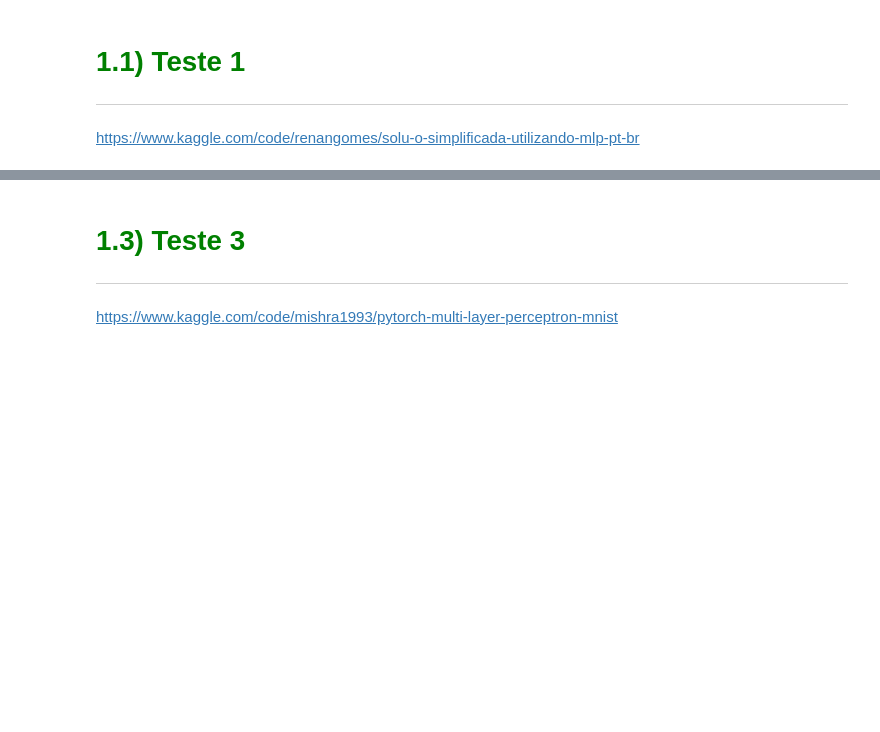
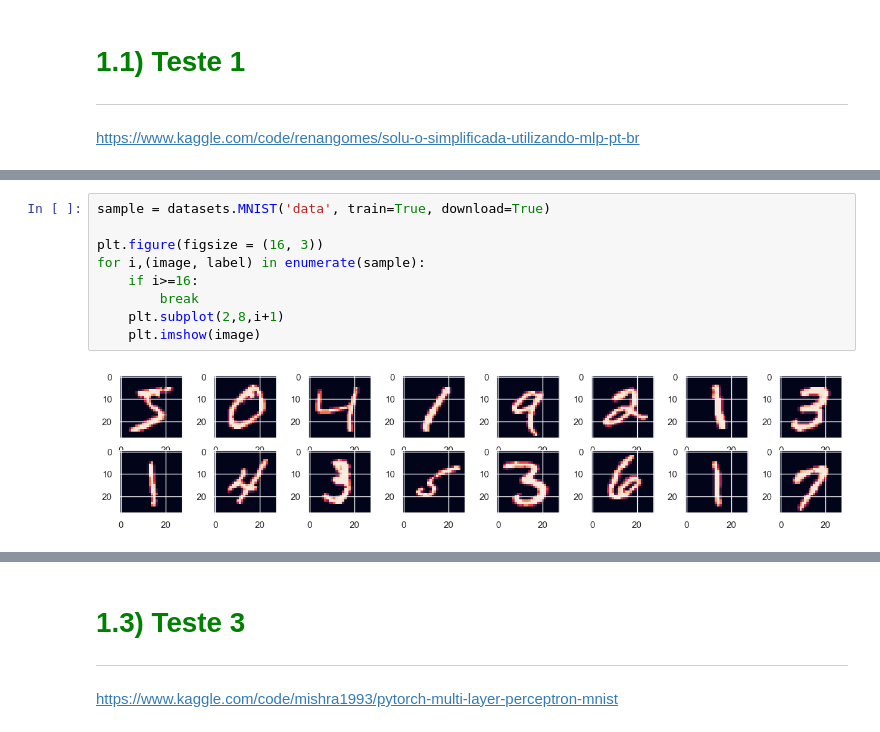
Before and after one commit to leonardovargas10/Pesquisa_Aplicada_Modelagem, a Jupyter notebook: Deep_Learning/01_Deep_Learning.ipynb, the cells around one changed output, grey strips where cells are left out. Cells and saved outputs as stored; diff of their text form; blank space fills up the shorter version.

```diff
--- a/Deep_Learning/01_Deep_Learning.ipynb
+++ b/Deep_Learning/01_Deep_Learning.ipynb
@@ -2876,0 +3137,11 @@ https://www.kaggle.com/code/androbomb/simple-nn-with-python-multi-layer-perceptr
+# %%
+sample = datasets.MNIST('data', train=True, download=True)
+
+plt.figure(figsize = (16, 3))
+for i,(image, label) in enumerate(sample):
+    if i>=16:
+        break
+    plt.subplot(2,8,i+1)
+    plt.imshow(image)
+# %% [output]
+[figure, added]
```
Also changed, not shown: parts of 17 cells of this notebook.
